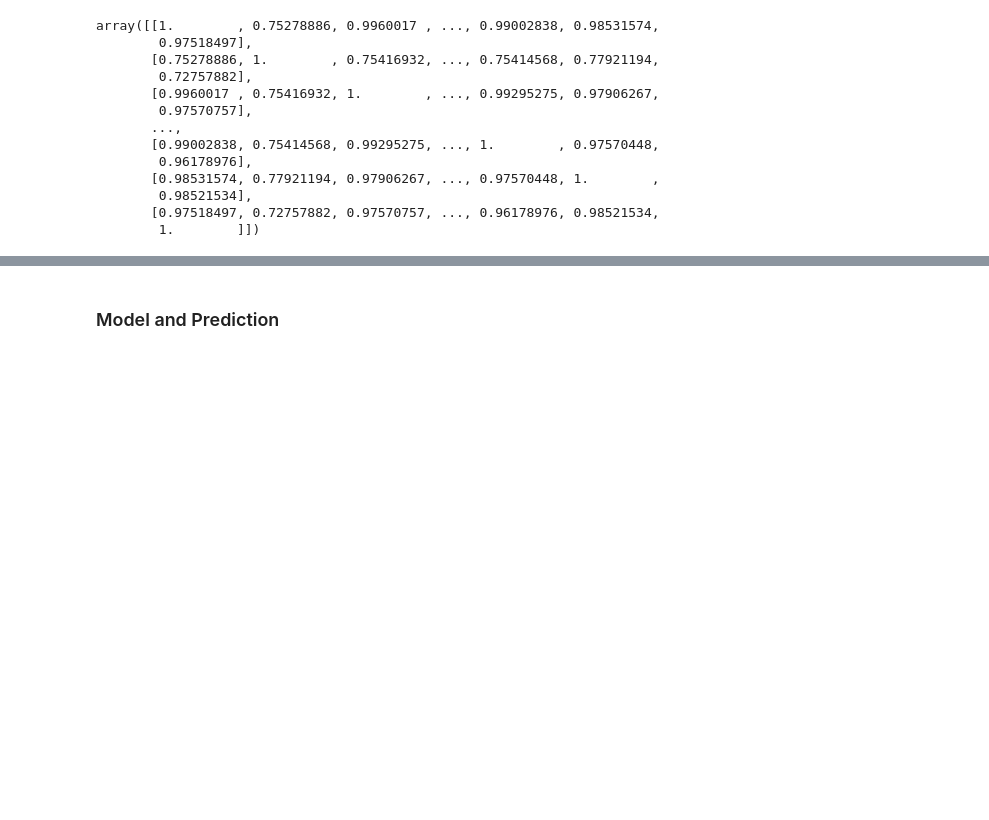
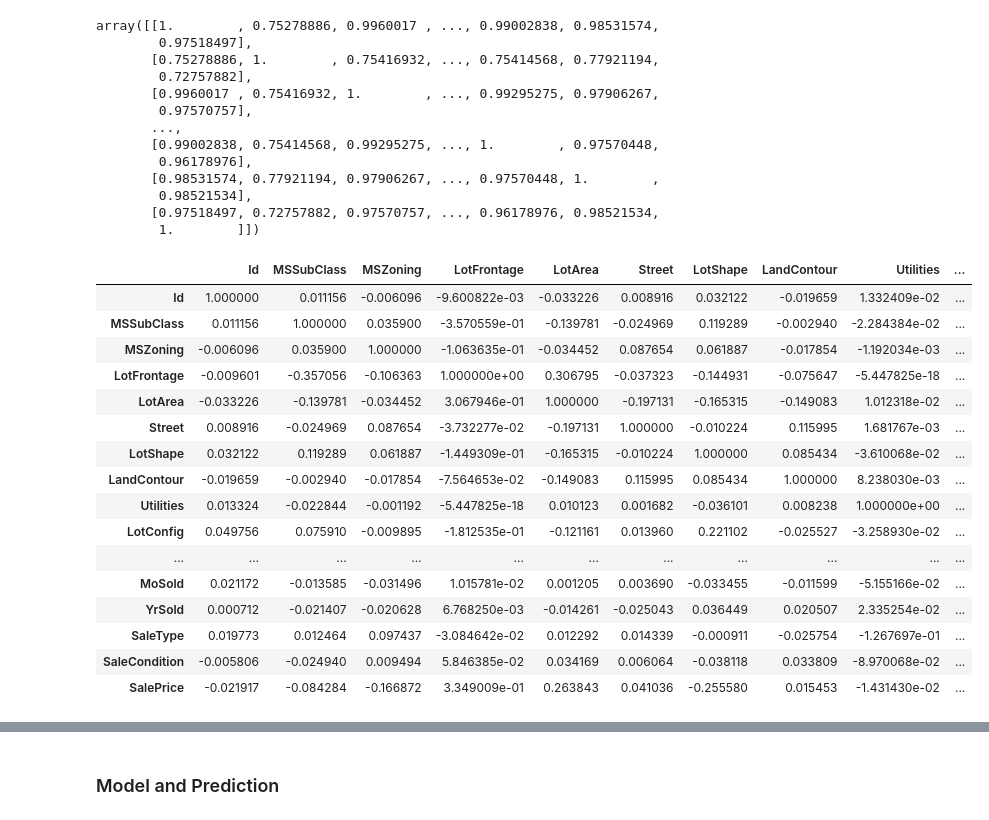
Before and after one commit to ChuquEmeka/House-Price-Prediction-Using-Random-Forest, a Jupyter notebook: house-price-prediction-with-random-forest.ipynb, the cells around one changed output, grey strips where cells are left out. Drawn from its saved outputs; the diff is of its cells as text; code cells hidden in the pictures; blank space fills up the shorter version.

```diff
--- a/house-price-prediction-with-random-forest.ipynb
+++ b/house-price-prediction-with-random-forest.ipynb
@@ -303,3 +305,24 @@ array([[1.        , 0.75278886, 0.9960017 , ..., 0.99002838, 0.98531574,
         0.98521534],
        [0.97518497, 0.72757882, 0.97570757, ..., 0.96178976, 0.98521534,
         1.        ]])
+# %%
+corr = house_train.corr()
+corr
+# %% [output]
+|  | Id | MSSubClass | MSZoning | LotFrontage | LotArea | Street | LotShape | LandContour | Utilities | ... |
+| Id | 1.000000 | 0.011156 | -0.006096 | -9.600822e-03 | -0.033226 | 0.008916 | 0.032122 | -0.019659 | 1.332409e-02 | ... |
+| MSSubClass | 0.011156 | 1.000000 | 0.035900 | -3.570559e-01 | -0.139781 | -0.024969 | 0.119289 | -0.002940 | -2.284384e-02 | ... |
+| MSZoning | -0.006096 | 0.035900 | 1.000000 | -1.063635e-01 | -0.034452 | 0.087654 | 0.061887 | -0.017854 | -1.192034e-03 | ... |
+| LotFrontage | -0.009601 | -0.357056 | -0.106363 | 1.000000e+00 | 0.306795 | -0.037323 | -0.144931 | -0.075647 | -5.447825e-18 | ... |
+| LotArea | -0.033226 | -0.139781 | -0.034452 | 3.067946e-01 | 1.000000 | -0.197131 | -0.165315 | -0.149083 | 1.012318e-02 | ... |
+| Street | 0.008916 | -0.024969 | 0.087654 | -3.732277e-02 | -0.197131 | 1.000000 | -0.010224 | 0.115995 | 1.681767e-03 | ... |
+| LotShape | 0.032122 | 0.119289 | 0.061887 | -1.449309e-01 | -0.165315 | -0.010224 | 1.000000 | 0.085434 | -3.610068e-02 | ... |
+| LandContour | -0.019659 | -0.002940 | -0.017854 | -7.564653e-02 | -0.149083 | 0.115995 | 0.085434 | 1.000000 | 8.238030e-03 | ... |
+| Utilities | 0.013324 | -0.022844 | -0.001192 | -5.447825e-18 | 0.010123 | 0.001682 | -0.036101 | 0.008238 | 1.000000e+00 | ... |
+| LotConfig | 0.049756 | 0.075910 | -0.009895 | -1.812535e-01 | -0.121161 | 0.013960 | 0.221102 | -0.025527 | -3.258930e-02 | ... |
+| ... | ... | ... | ... | ... | ... | ... | ... | ... | ... | ... |
+| MoSold | 0.021172 | -0.013585 | -0.031496 | 1.015781e-02 | 0.001205 | 0.003690 | -0.033455 | -0.011599 | -5.155166e-02 | ... |
+| YrSold | 0.000712 | -0.021407 | -0.020628 | 6.768250e-03 | -0.014261 | -0.025043 | 0.036449 | 0.020507 | 2.335254e-02 | ... |
+| SaleType | 0.019773 | 0.012464 | 0.097437 | -3.084642e-02 | 0.012292 | 0.014339 | -0.000911 | -0.025754 | -1.267697e-01 | ... |
+| SaleCondition | -0.005806 | -0.024940 | 0.009494 | 5.846385e-02 | 0.034169 | 0.006064 | -0.038118 | 0.033809 | -8.970068e-02 | ... |
+| SalePrice | -0.021917 | -0.084284 | -0.166872 | 3.349009e-01 | 0.263843 | 0.041036 | -0.255580 | 0.015453 | -1.431430e-02 | ... |
```
Also changed, not shown: parts of 2 cells of this notebook.
